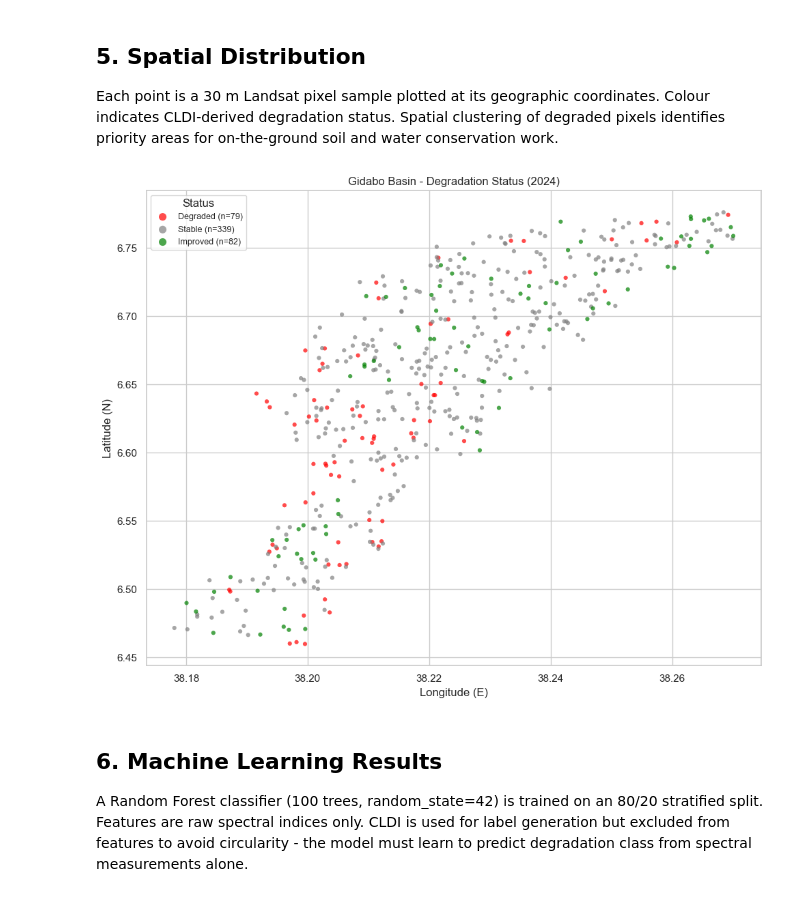
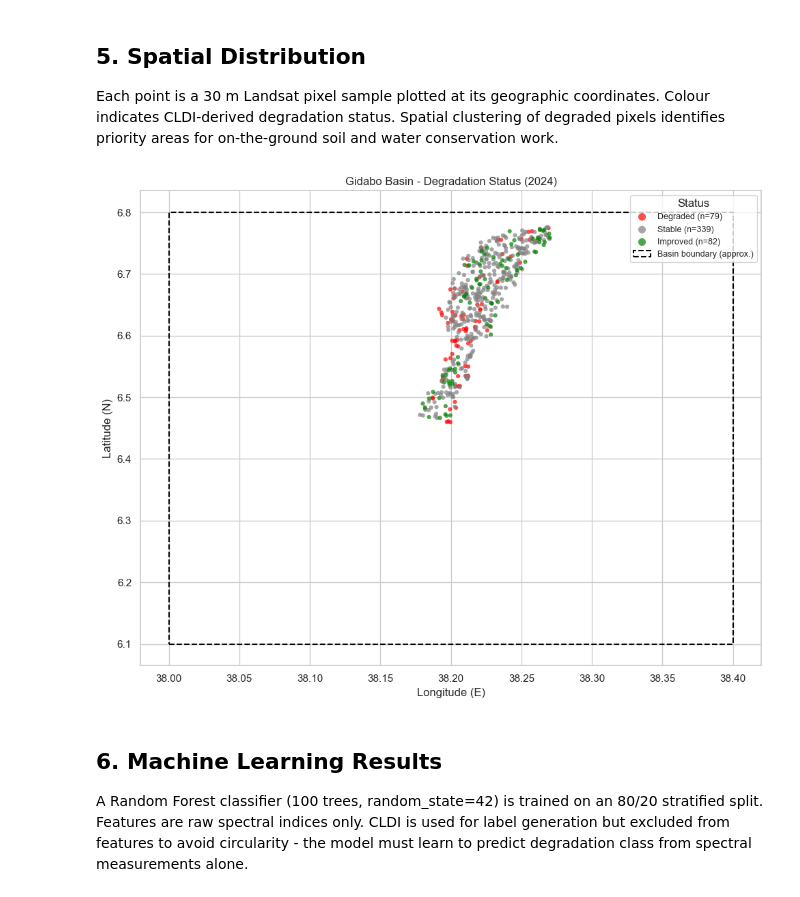
Before and after one commit to Israelzemedkun/gidabo-basin-cldi-analysis, a Jupyter notebook: notebooks/analysis.ipynb, the cells around one changed output. Drawn from its saved outputs; the diff is of its cells as text; code cells hidden in the pictures.

```diff
--- a/notebooks/analysis.ipynb
+++ b/notebooks/analysis.ipynb
@@ -233,25 +353,13 @@ This scatter plot relates the 24-year vegetation trajectory (NDVI_Change = NDVI_
 # %%
 import os
 import pandas as pd
-import numpy as np
 import matplotlib.pyplot as plt
 import matplotlib.lines as mlines
 import matplotlib.patches as mpatches
-from sklearn.preprocessing import MinMaxScaler
 
+# Uses compute_cldi() defined in Cell 2 (65c53798)
 DATA_PATH = os.path.join('..', 'data', 'gidabo_degradation_samples.csv')
-df = pd.read_csv(DATA_PATH)
-cols_to_drop = [c for c in df.columns if '_norm' in c or c in ['CLDI', 'CLDI_2000']]
-df = df.drop(columns=cols_to_drop)
-
-index_cols = ['NDVI_2000', 'NDVI_2024', 'BSI_2000', 'BSI_2024', 'SI_2000', 'SI_2024']
-scaler = MinMaxScaler()
-normed = scaler.fit_transform(df[index_cols])
-normed_df = pd.DataFrame(normed, columns=[c + '_norm' for c in index_cols], index=df.index)
-df = pd.concat([df, normed_df], axis=1)
-df['CLDI'] = (0.5 * (1 - df['NDVI_2024_norm'])
-              + 0.3 * df['BSI_2024_norm']
-              + 0.2 * df['SI_2024_norm'])
+df = compute_cldi(pd.read_csv(DATA_PATH))
 
 zone_colors = {'Northern Zone': 'steelblue', 'Central Zone': 'darkorange', 'Southern Zone': 'seagreen'}
 status_markers = {'Degraded': 'v', 'Stable': 'o', 'Improved': '^'}
@@ -290,29 +398,39 @@ Each point is a 30 m Landsat pixel sample plotted at its geographic coordinates.
 # %%
 import os
 import pandas as pd
 import matplotlib.pyplot as plt
+import matplotlib.patches as mpatches
 
 DATA_PATH = os.path.join('..', 'data', 'gidabo_degradation_samples.csv')
 df = pd.read_csv(DATA_PATH)
 
 status_colors = {'Degraded': 'red', 'Stable': 'grey', 'Improved': 'green'}
 status_order = ['Degraded', 'Stable', 'Improved']
 
 fig, ax = plt.subplots(figsize=(10, 8))
 for status in status_order:
     subset = df[df['Degradation_Status'] == status]
     ax.scatter(subset['longitude'], subset['latitude'],
                c=status_colors[status], label=f'{status} (n={len(subset)})',
                alpha=0.7, s=20, edgecolors='none')
+
+# Approximate Gidabo Basin bounding box
+basin_rect = mpatches.Rectangle(
+    (38.0, 6.1), 0.4, 0.7,
+    linewidth=1.5, edgecolor='black', facecolor='none',
+    linestyle='--', label='Basin boundary (approx.)'
+)
+ax.add_patch(basin_rect)
+
 ax.set_xlabel('Longitude (E)')
 ax.set_ylabel('Latitude (N)')
 ax.set_title('Gidabo Basin - Degradation Status (2024)')
 ax.legend(title='Status', markerscale=1.8, fontsize=9)
 plt.tight_layout()
 plt.savefig('../data/fig_spatial_map.png', dpi=150, bbox_inches='tight')
 plt.show()
 # %% [output]
-[figure, old version]
+[figure, new version]
 # %% [markdown]
 ## 6. Machine Learning Results
 
```
Also changed, not shown: parts of 12 cells of this notebook, 5 other files.
